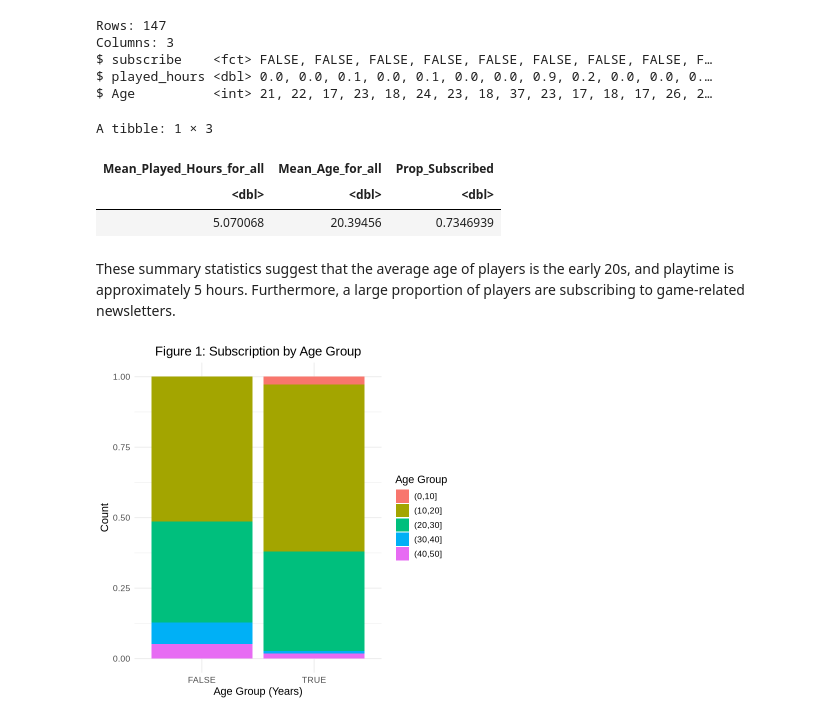
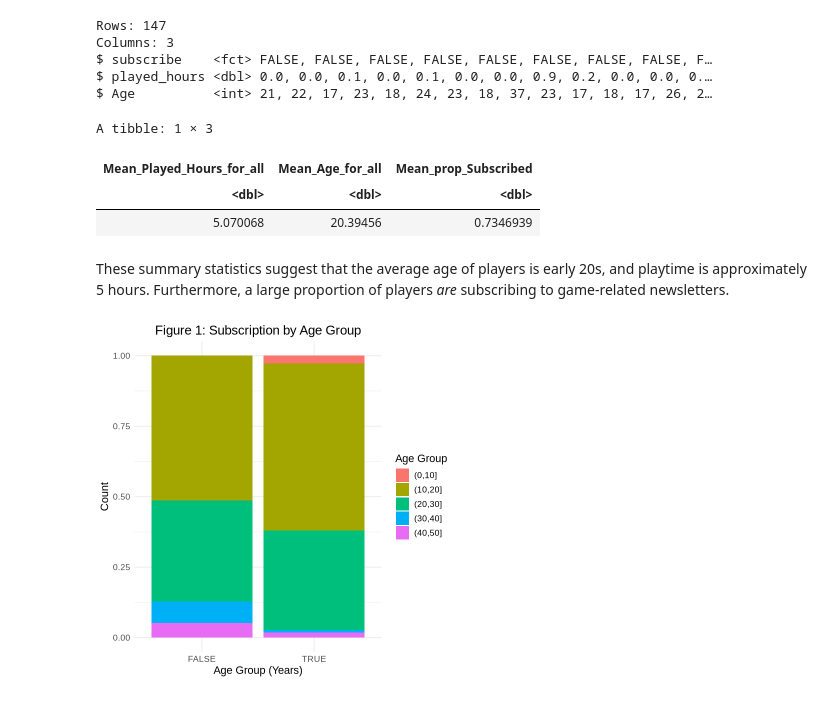
Before and after one commit to prabhnoor-k/DSCI-100-Project, a Jupyter notebook: Group_Project.ipynb, the cells around one changed output. Drawn from its saved outputs; the diff is of its cells as text; code cells hidden in the pictures.

```diff
--- a/Group_Project.ipynb
+++ b/Group_Project.ipynb
@@ -104,21 +104,21 @@ $ Age          <int> 21, 22, 17, 23, 18, 24, 23, 18, 37, 23, 17, 18, 17, 26, 2
 # %%
 # 3. Summary Statistics
 
 summary_table <- players_train |>
     summarise(
         Mean_Played_Hours_for_all = mean(played_hours),
         Mean_Age_for_all = mean(Age),
-        Prop_Subscribed = mean(as.numeric(subscribe) - 1))
+        Mean_prop_Subscribed = mean(as.numeric(subscribe) - 1))
 
 # display summary statistics
 summary_table
 # %% [output]
 A tibble: 1 × 3
-| Mean_Played_Hours_for_all | Mean_Age_for_all | Prop_Subscribed |
+| Mean_Played_Hours_for_all | Mean_Age_for_all | Mean_prop_Subscribed |
 | <dbl> | <dbl> | <dbl> |
 | 5.070068 | 20.39456 | 0.7346939 |
 # %% [markdown]
-These summary statistics suggest that the average age of players is the early 20s, and playtime is approximately 5 hours. Furthermore, a large proportion of players are subscribing to game-related newsletters.
+These summary statistics suggest that the average age of players is early 20s, and playtime is approximately 5 hours. Furthermore, a large proportion of players *are* subscribing to game-related newsletters.
 # %%
 # 4. Visualization
 
```
Also changed, not shown: parts of 9 cells of this notebook.
